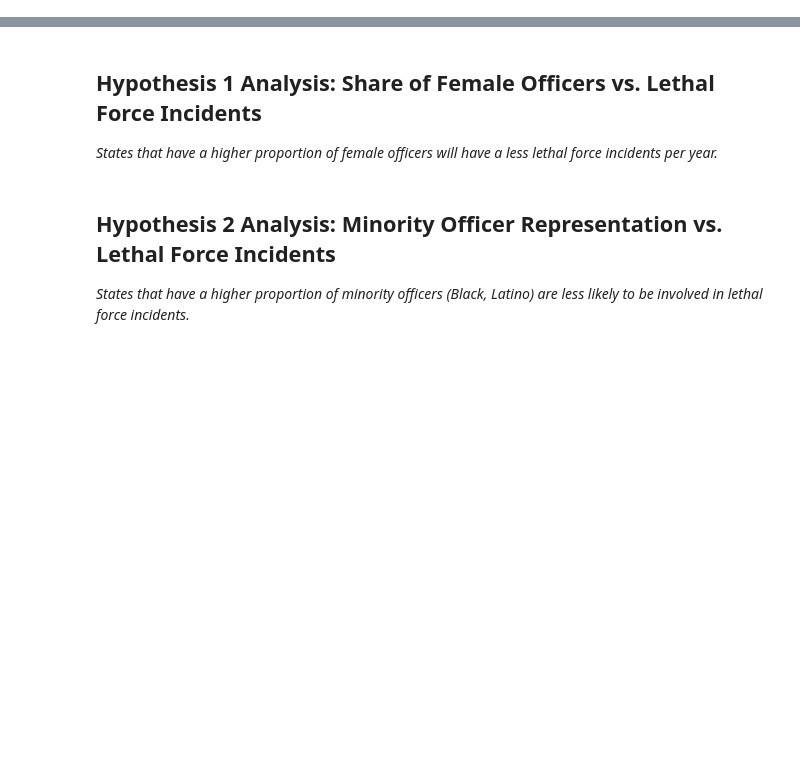
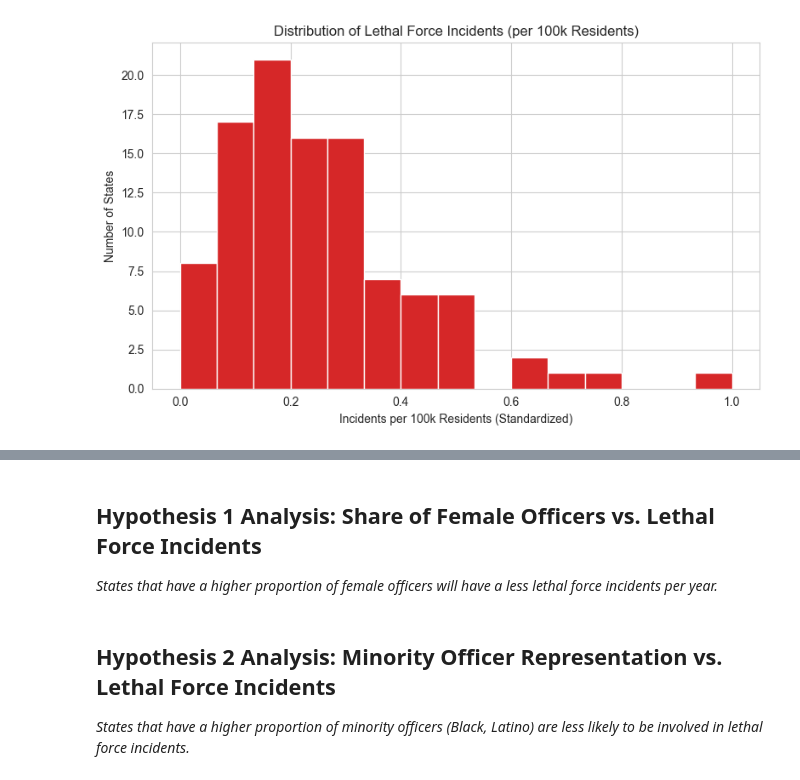
Before and after one commit to manuelarodr/IS597FinalProject, a Jupyter notebook: data_analysis.ipynb, the cells around one changed output, grey strips where cells are left out. Drawn from its saved outputs; the diff is of its cells as text; code cells hidden in the pictures; blank space fills up the shorter version.

```diff
--- a/data_analysis.ipynb
+++ b/data_analysis.ipynb
@@ -15,0 +53,10 @@ labels = {
+# %%
+plt.figure(figsize=(8, 5))
+data['STD_FORCE_TO_RESIDENT'].hist(bins=15, color='#d62728', edgecolor='white')
+plt.title('Distribution of Lethal Force Incidents (per 100k Residents)')
+plt.xlabel('Incidents per 100k Residents (Standardized)')
+plt.ylabel('Number of States')
+plt.tight_layout()
+plt.show()
+# %% [output]
+[figure, added]
```
Also changed, not shown: parts of 20 cells of this notebook.
